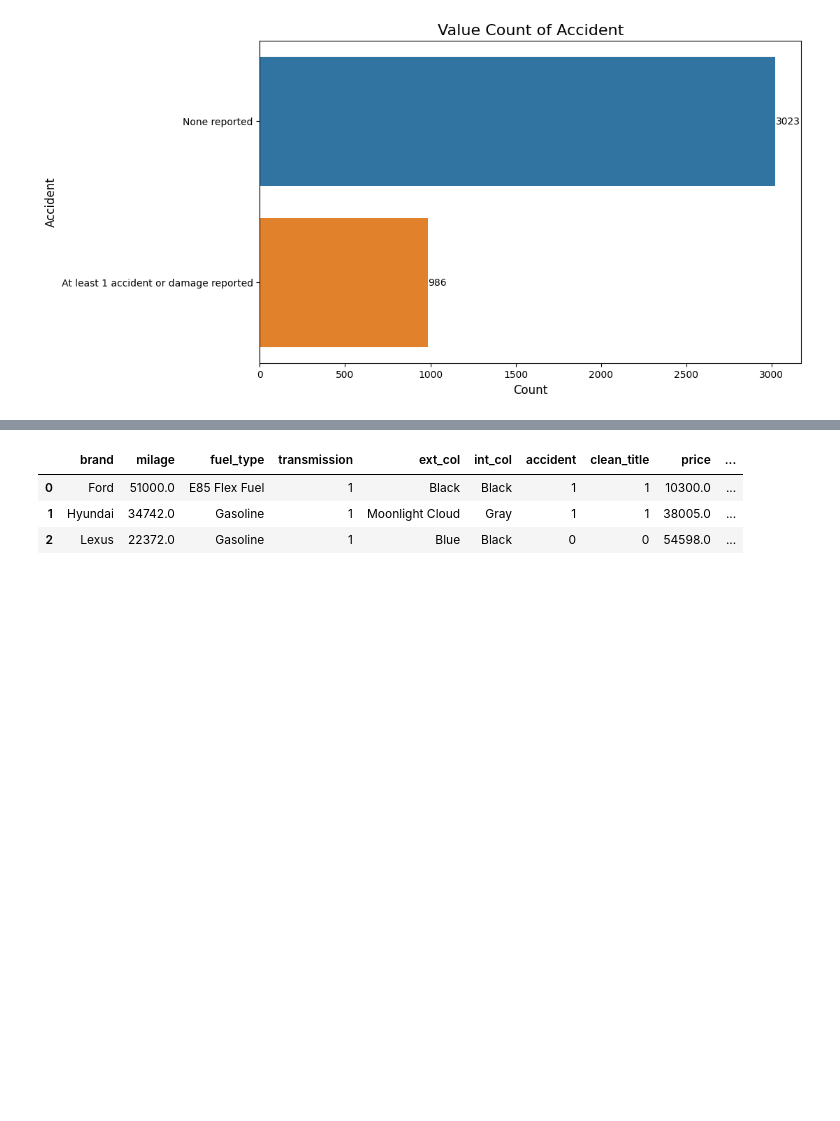
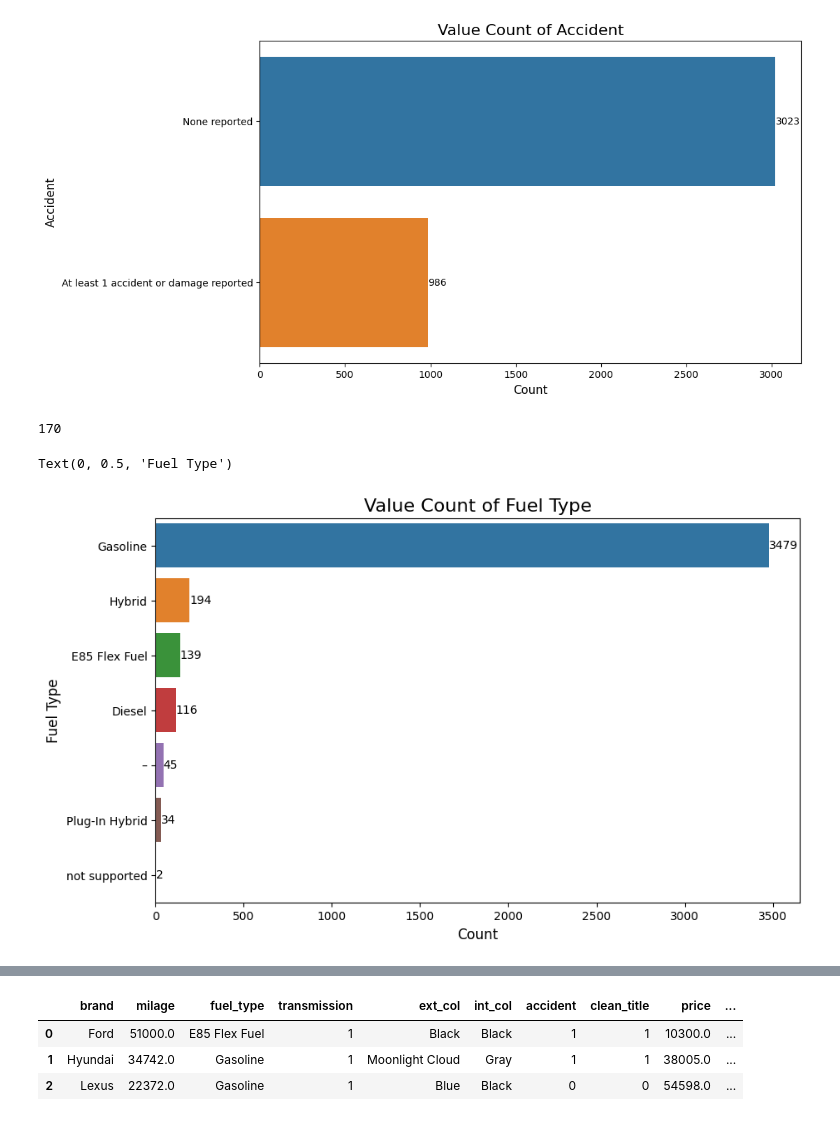
Before and after one commit to mr-ankur01/Predicting-Car-Prices-with-Linear-Regression-Model, a Jupyter notebook: project.ipynb, the cells around one changed output, grey strips where cells are left out. Saved outputs shown, nothing was run; the diff lists cells and outputs as text; code cells hidden in the pictures; blank space fills up the shorter version.

```diff
--- a/project.ipynb
+++ b/project.ipynb
@@ -251,3 +231,7 @@ plt.ylabel('Accident', fontsize=12)
 # %% [output]
 Text(0, 0.5, 'Accident')
 [figure]
+# %%
+df.fuel_type.isnull().sum()
+# %% [output]
+170
@@ -253,0 +240,19 @@ Text(0, 0.5, 'Accident')
+# %%
+plt.figure(figsize=(10, 6))
+
+# Create horizontal bar chart
+sns.barplot(x=df['fuel_type'].value_counts().values,
+            y=df['fuel_type'].value_counts().index,
+            hue=df['fuel_type'].value_counts().index)
+
+# Add labels for each bar
+for index, value in enumerate(df['fuel_type'].value_counts().values):
+    plt.text(value, index, f'{value}', va='center', fontsize=10)
+
+# Titles and labels
+plt.title('Value Count of Fuel Type', fontsize=16)
+plt.xlabel('Count', fontsize=12)
+plt.ylabel('Fuel Type', fontsize=12)
+# %% [output]
+Text(0, 0.5, 'Fuel Type')
+[figure, added]
```
Also changed, not shown: parts of 18 cells of this notebook.
